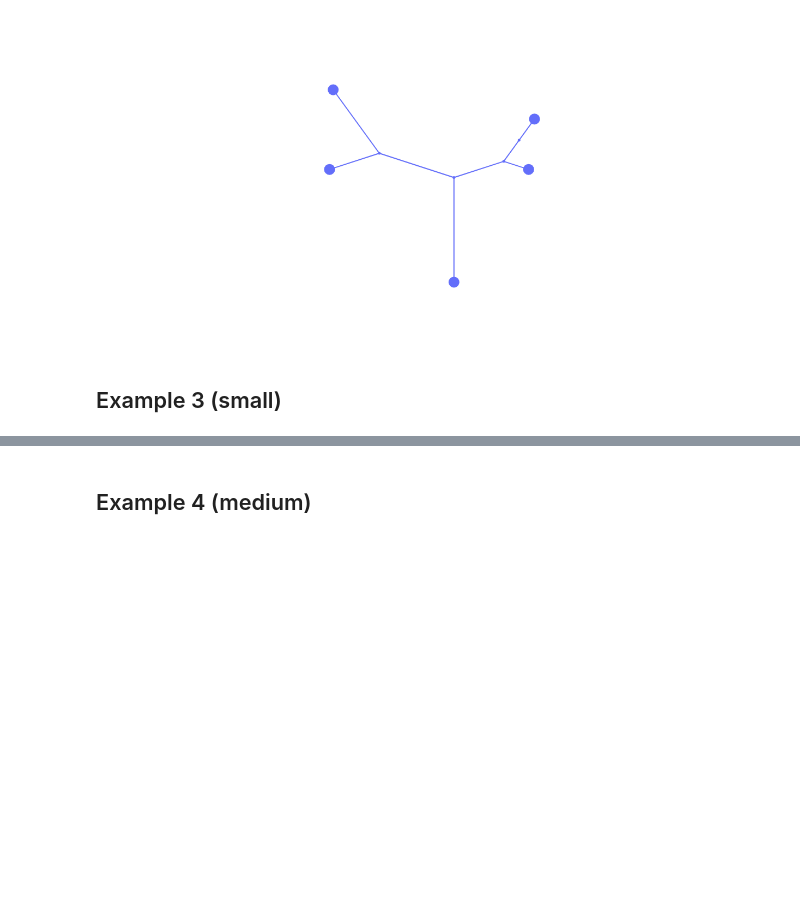
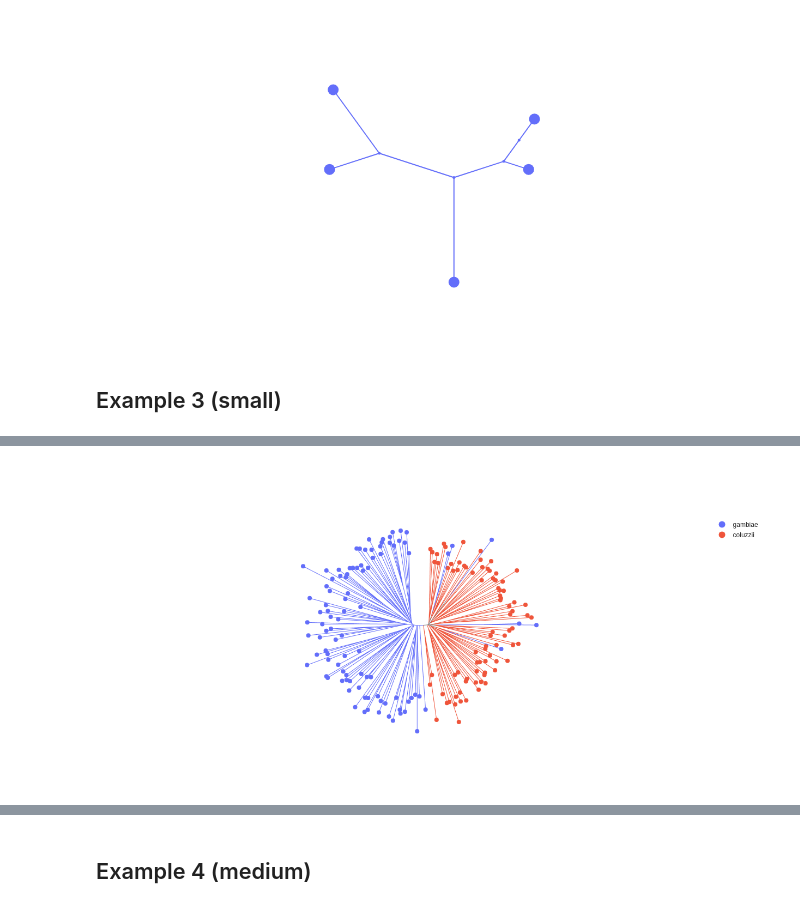
Before and after one commit to alimanfoo/anjl, a Jupyter notebook: sandbox/plot.ipynb, the cells around one changed output, grey strips where cells are left out. Cells and saved outputs as stored; diff of their text form; code cells hidden in the pictures; blank space fills up the shorter version.

Commit message:
heuristic results just a little different

```diff
--- a/sandbox/plot.ipynb
+++ b/sandbox/plot.ipynb
@@ -311,0 +277,3 @@ D3.shape
+# %%
+D3, ld3 = anjl.data.mosquitoes()
+D3.shape
@@ -312,2 +282,4 @@ D3.shape
 # %%
 Z3 = anjl.canonical_nj(D3)
+# %%
+Z3h = anjl.heuristic_nj(D3)
@@ -326,3 +302,15 @@ anjl.plot(
+# %%
+anjl.plot(
+    Z3h,
+    line_width=1,
+    marker_size=8,
+    count_sort=True,
+    color="taxon",
+    hover_name="sample_id",
+    leaf_data=ld3,
+)
+# %% [output]
+[figure, added]
 # %%
 anjl.plot(
     Z3r,
```
Also changed, not shown: parts of 18 cells of this notebook, 3 other files.
